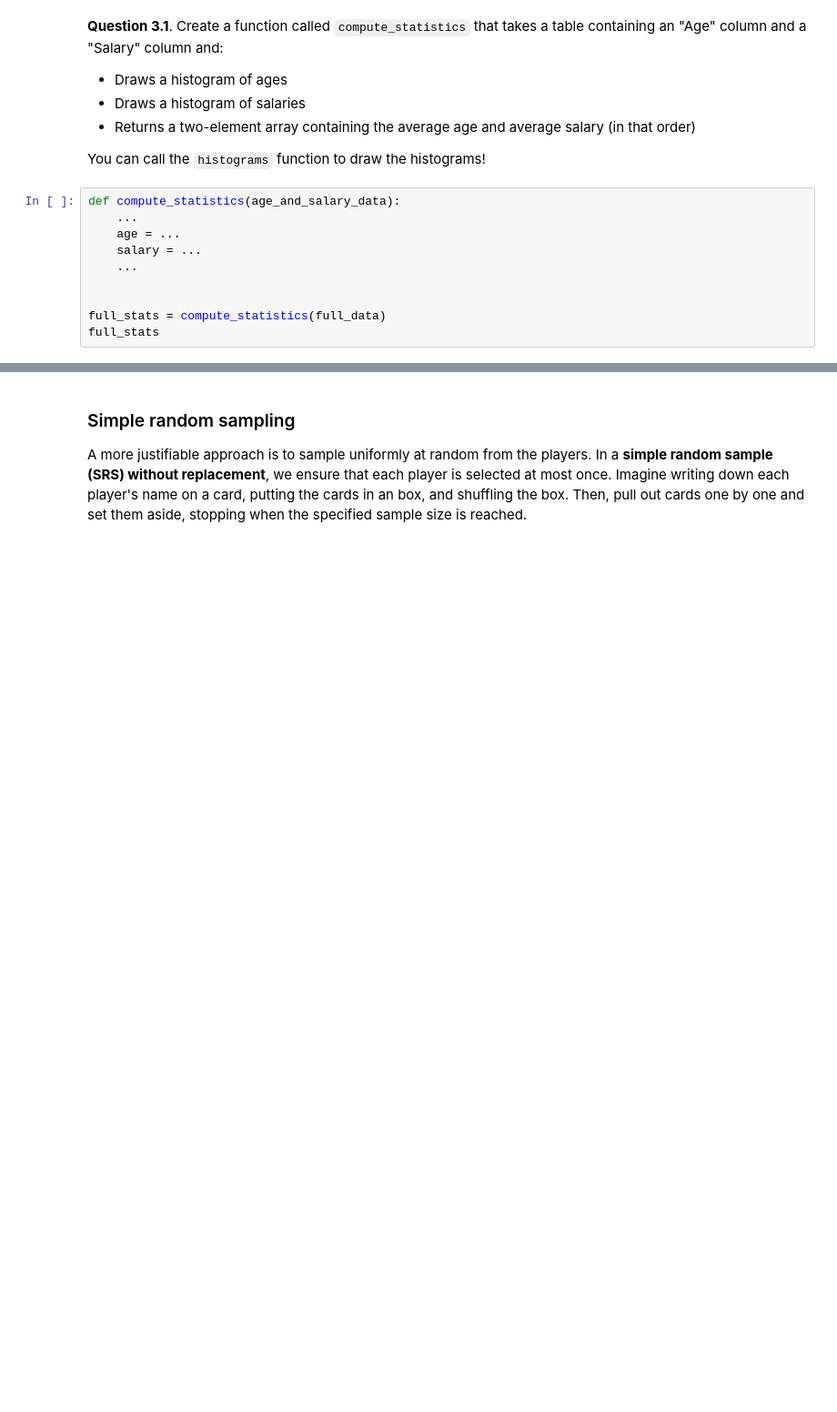
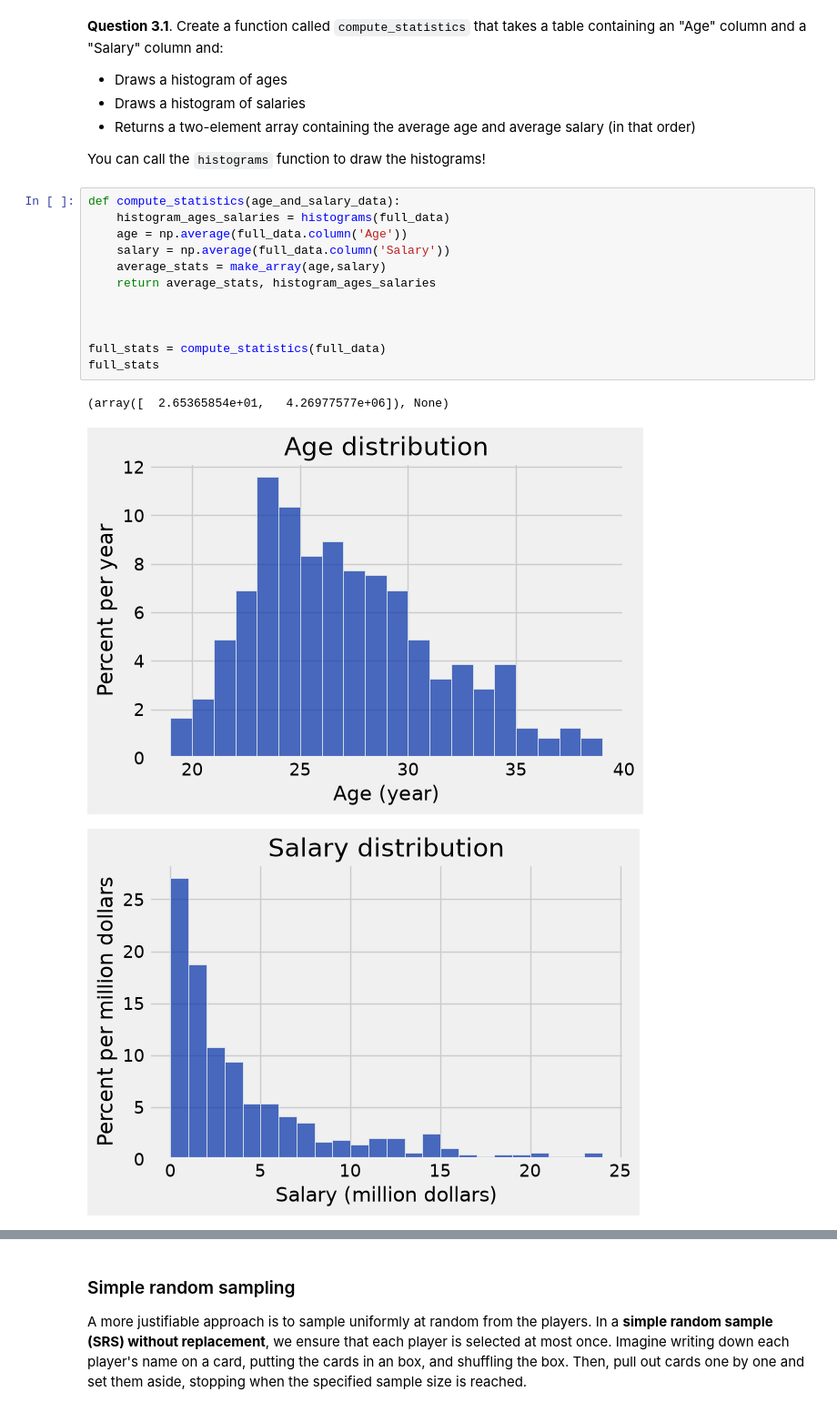
Before and after one commit to cblack-3/cblack-DA-Fall-Intro, a Jupyter notebook: Lab 5 - Simulation/lab05.ipynb, the cells around one changed output, grey strips where cells are left out. Shown at 91% size. Drawn from its saved outputs; the diff is of its cells as text; blank space fills up the shorter version.

```diff
--- a/Lab 5 - Simulation/lab05.ipynb
+++ b/Lab 5 - Simulation/lab05.ipynb
@@ -375,13 +379,19 @@ print('Two histograms should be displayed below')
 You can call the `histograms` function to draw the histograms!
 # %%
 def compute_statistics(age_and_salary_data):
-    ...
-    age = ...
-    salary = ...
-    ...
+    histogram_ages_salaries = histograms(full_data)
+    age = np.average(full_data.column('Age'))
+    salary = np.average(full_data.column('Salary'))
+    average_stats = make_array(age,salary)
+    return average_stats, histogram_ages_salaries
+
 
 
 full_stats = compute_statistics(full_data)
 full_stats
+# %% [output]
+(array([  2.65365854e+01,   4.26977577e+06]), None)
+[figure, added]
+[figure, added]
 # %%
 grader.check("q31")
```
Also changed, not shown: parts of 2 cells of this notebook, 1 other file.
